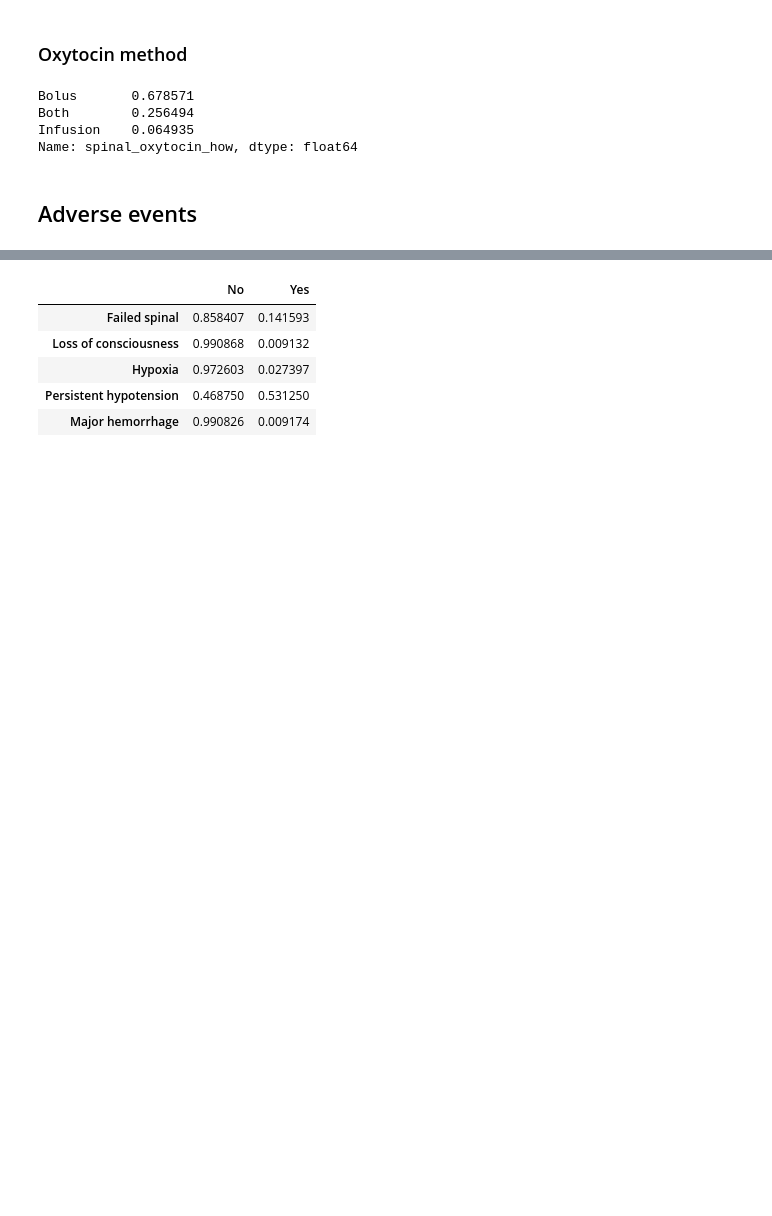
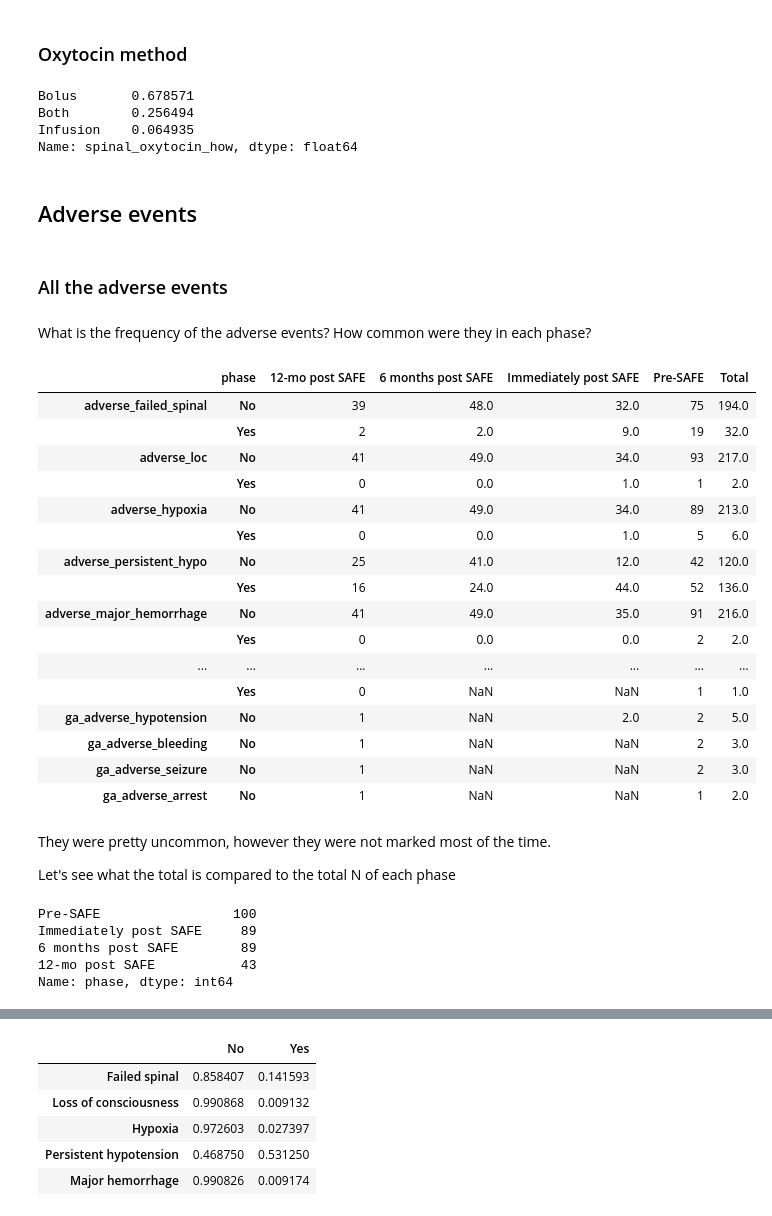
Before and after one commit to lawtj/safe, a Jupyter notebook: safe_evaluation.ipynb, the cells around one changed output, grey strips where cells are left out. Cells and saved outputs as stored; diff of their text form; code cells hidden in the pictures; blank space fills up the shorter version.

```diff
--- a/safe_evaluation.ipynb
+++ b/safe_evaluation.ipynb
@@ -1317,3 +1317,51 @@ fig = go.Figure([go.Bar(x=t1.index, y=t1[0:])])
 fig.show()
 # %% [markdown]
 ## Adverse events
+# %% [markdown]
+### All the adverse events
+# %% [markdown]
+What is the frequency of the adverse events? How common were they in each phase?
+# %%
+spinaladverse = ['adverse_failed_spinal','adverse_loc','adverse_hypoxia','adverse_persistent_hypo','adverse_major_hemorrhage']
+gaadverse = ['ga_adverse_cicv','ga_adverse_hypoxia','ga_adverse_regurg','ga_adverse_hypotension','ga_adverse_bleeding','ga_adverse_seizure','ga_adverse_arrest']
+
+adversedf = pd.DataFrame()
+dfs=[]
+
+for i in spinaladverse+gaadverse:
+    t1 = pd.crosstab(df[i], df['phase'])
+    dfs.append(t1)
+    adversedf = pd.concat(dfs,axis=0, keys=spinaladverse+gaadverse)
+
+adversedf['Total'] = adversedf.sum(axis=1)
+adversedf
+# %% [output]
+|  | phase | 12-mo post SAFE | 6 months post SAFE | Immediately post SAFE | Pre-SAFE | Total |
+| adverse_failed_spinal | No | 39 | 48.0 | 32.0 | 75 | 194.0 |
+|  | Yes | 2 | 2.0 | 9.0 | 19 | 32.0 |
+| adverse_loc | No | 41 | 49.0 | 34.0 | 93 | 217.0 |
+|  | Yes | 0 | 0.0 | 1.0 | 1 | 2.0 |
+| adverse_hypoxia | No | 41 | 49.0 | 34.0 | 89 | 213.0 |
+|  | Yes | 0 | 0.0 | 1.0 | 5 | 6.0 |
+| adverse_persistent_hypo | No | 25 | 41.0 | 12.0 | 42 | 120.0 |
+|  | Yes | 16 | 24.0 | 44.0 | 52 | 136.0 |
+| adverse_major_hemorrhage | No | 41 | 49.0 | 35.0 | 91 | 216.0 |
+|  | Yes | 0 | 0.0 | 0.0 | 2 | 2.0 |
+| ... | ... | ... | ... | ... | ... | ... |
+|  | Yes | 0 | NaN | NaN | 1 | 1.0 |
+| ga_adverse_hypotension | No | 1 | NaN | 2.0 | 2 | 5.0 |
+| ga_adverse_bleeding | No | 1 | NaN | NaN | 2 | 3.0 |
+| ga_adverse_seizure | No | 1 | NaN | NaN | 2 | 3.0 |
+| ga_adverse_arrest | No | 1 | NaN | NaN | 1 | 2.0 |
+# %% [markdown]
+They were pretty uncommon, however they were not marked most of the time.
+
+Let's see what the total is compared to the total N of each phase
+# %%
+df['phase'].value_counts()
+# %% [output]
+Pre-SAFE                 100
+Immediately post SAFE     89
+6 months post SAFE        89
+12-mo post SAFE           43
+Name: phase, dtype: int64
```
Also changed, not shown: parts of 9 cells of this notebook, 5 other files.
